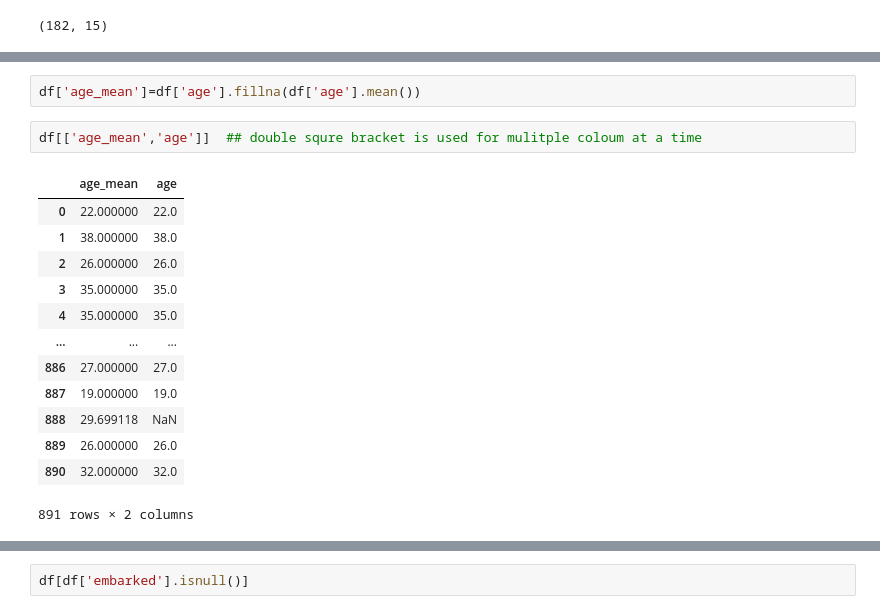
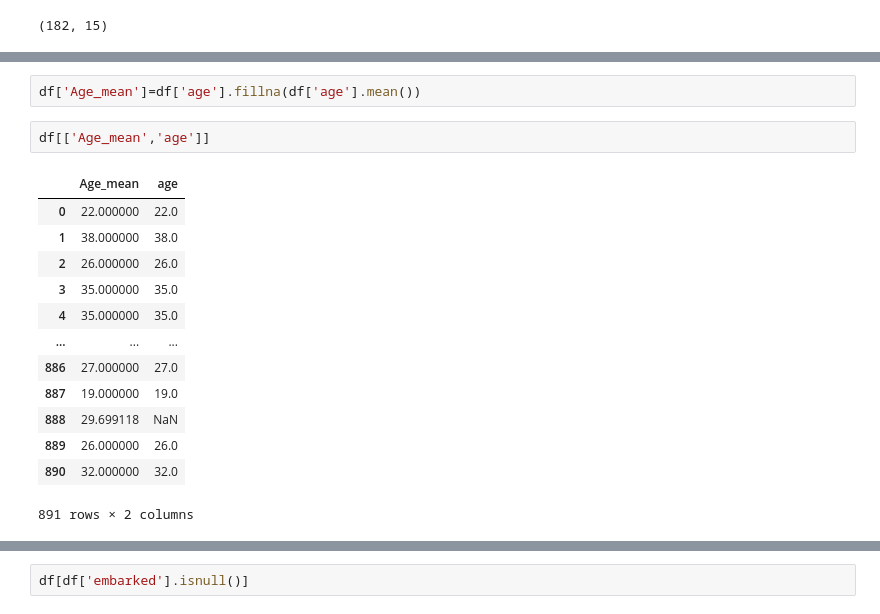
Before and after one commit to abhilash1704/Feature__engineering, a Jupyter notebook: handlingmissing.ipynb, the cells around one changed output, grey strips where cells are left out. Saved outputs shown, nothing was run; the diff lists cells and outputs as text.

```diff
--- a/handlingmissing.ipynb
+++ b/handlingmissing.ipynb
@@ -74,19 +77,19 @@ sns.displot(df['age'], kde='true', color='red')
 # %%
-df['age_mean']=df['age'].fillna(df['age'].mean())
+df['Age_mean']=df['age'].fillna(df['age'].mean())
-# %%
-df[['age_mean','age']]  ## double squre bracket is used for mulitple coloum at a time
-# %% [output]
-|  | age_mean | age |
-| 0 | 22.000000 | 22.0 |
-| 1 | 38.000000 | 38.0 |
-| 2 | 26.000000 | 26.0 |
-| 3 | 35.000000 | 35.0 |
-| 4 | 35.000000 | 35.0 |
-| ... | ... | ... |
-| 886 | 27.000000 | 27.0 |
-| 887 | 19.000000 | 19.0 |
-| 888 | 29.699118 | NaN |
-| 889 | 26.000000 | 26.0 |
-| 890 | 32.000000 | 32.0 |
-891 rows × 2 columns
+# %%
+df[['Age_mean','age']]
+# %% [output]
+|  | Age_mean | age |
+| 0 | 22.000000 | 22.0 |
+| 1 | 38.000000 | 38.0 |
+| 2 | 26.000000 | 26.0 |
+| 3 | 35.000000 | 35.0 |
+| 4 | 35.000000 | 35.0 |
+| ... | ... | ... |
+| 886 | 27.000000 | 27.0 |
+| 887 | 19.000000 | 19.0 |
+| 888 | 29.699118 | NaN |
+| 889 | 26.000000 | 26.0 |
+| 890 | 32.000000 | 32.0 |
+891 rows × 2 columns
 # %%
```
Also changed, not shown: parts of 22 cells of this notebook.
